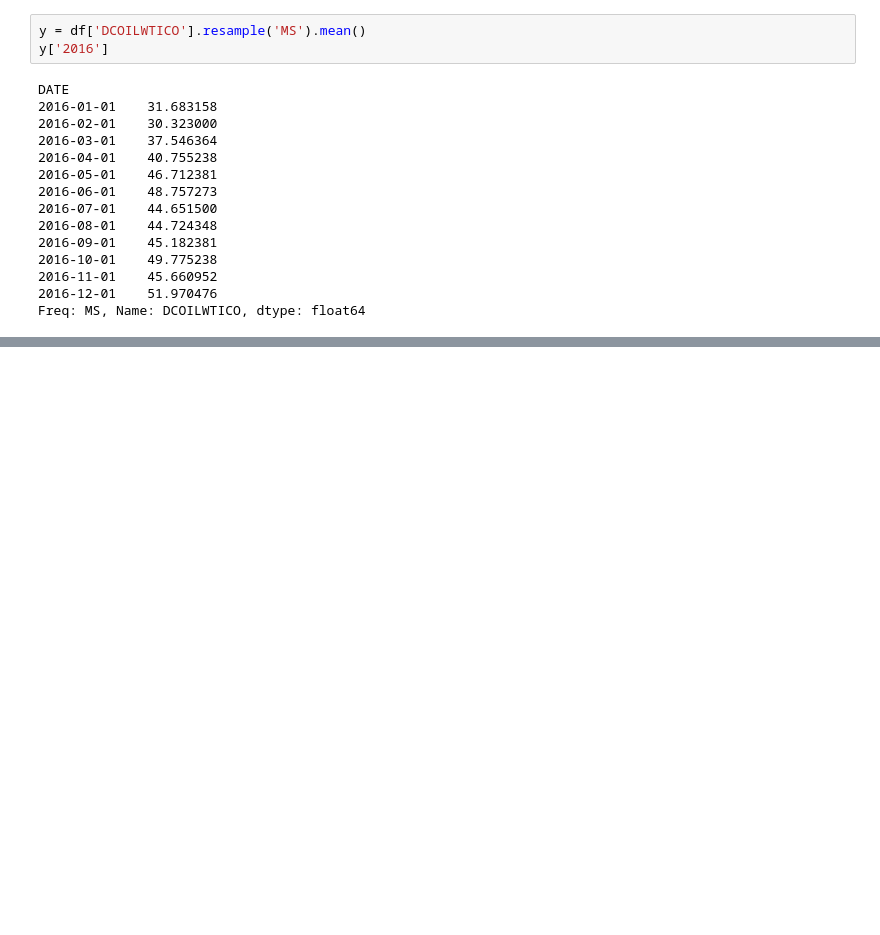
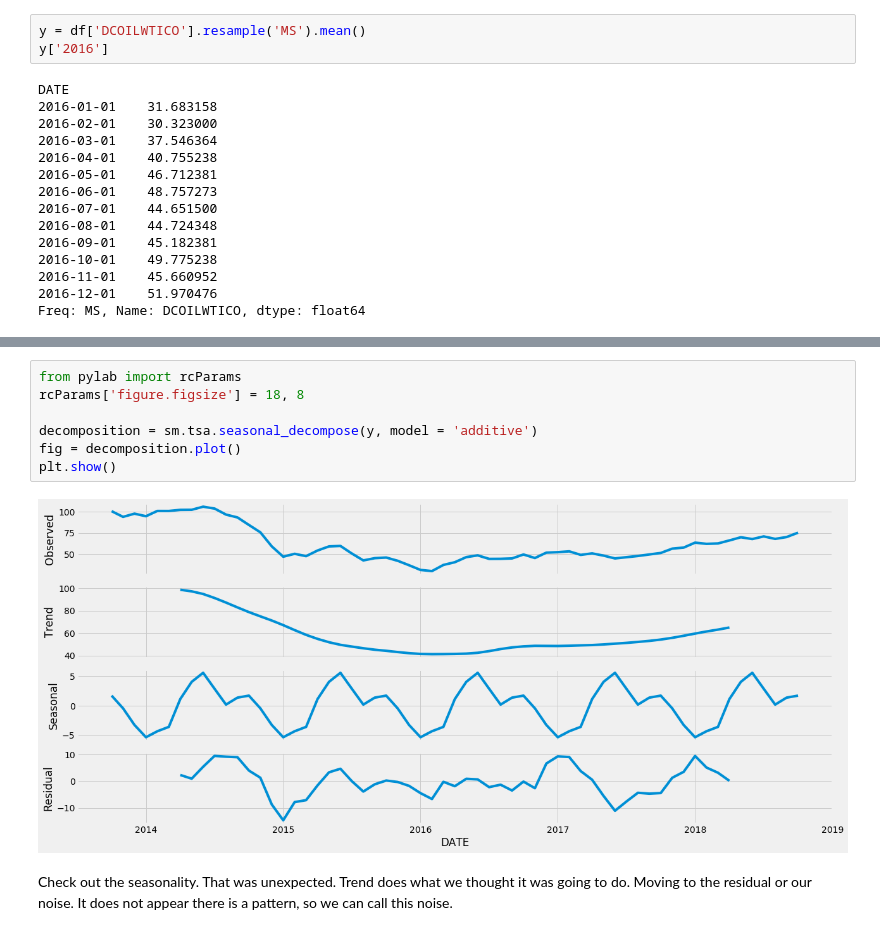
Before and after one commit to therealcrowder/timeSeriesStuff, a Jupyter notebook: WTI Time Series.ipynb, the cells around one changed output, grey strips where cells are left out. Cells and saved outputs as stored; diff of their text form; blank space fills up the shorter version.

```diff
--- a/WTI Time Series.ipynb
+++ b/WTI Time Series.ipynb
@@ -101,0 +126,11 @@ Freq: MS, Name: DCOILWTICO, dtype: float64
+# %%
+from pylab import rcParams
+rcParams['figure.figsize'] = 18, 8
+
+decomposition = sm.tsa.seasonal_decompose(y, model = 'additive')
+fig = decomposition.plot()
+plt.show()
+# %% [output]
+[figure, added]
+# %% [markdown]
+Check out the seasonality. That was unexpected. Trend does what we thought it was going to do. Moving to the residual or our noise. It does not appear there is a pattern, so we can call this noise.
```
Also changed, not shown: parts of 18 cells of this notebook.
